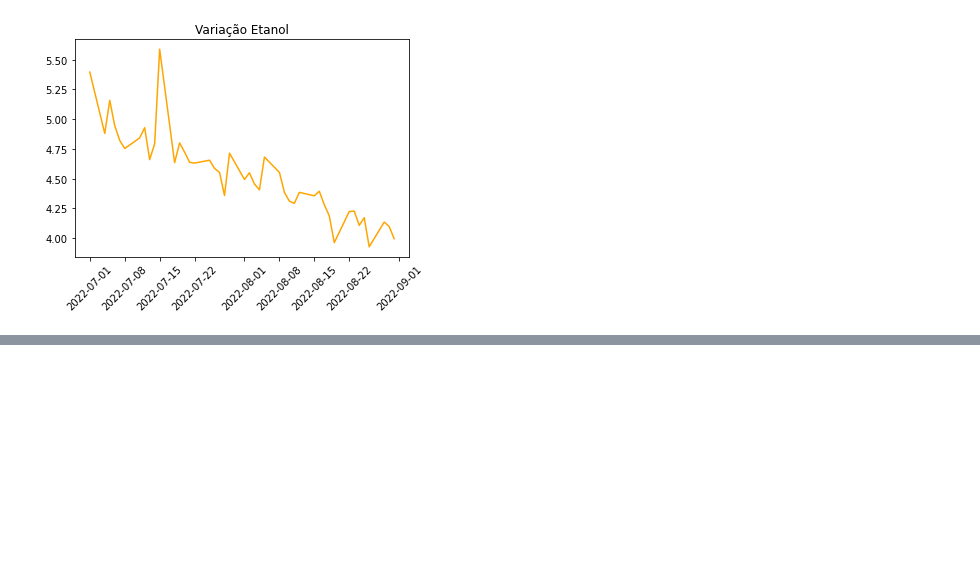
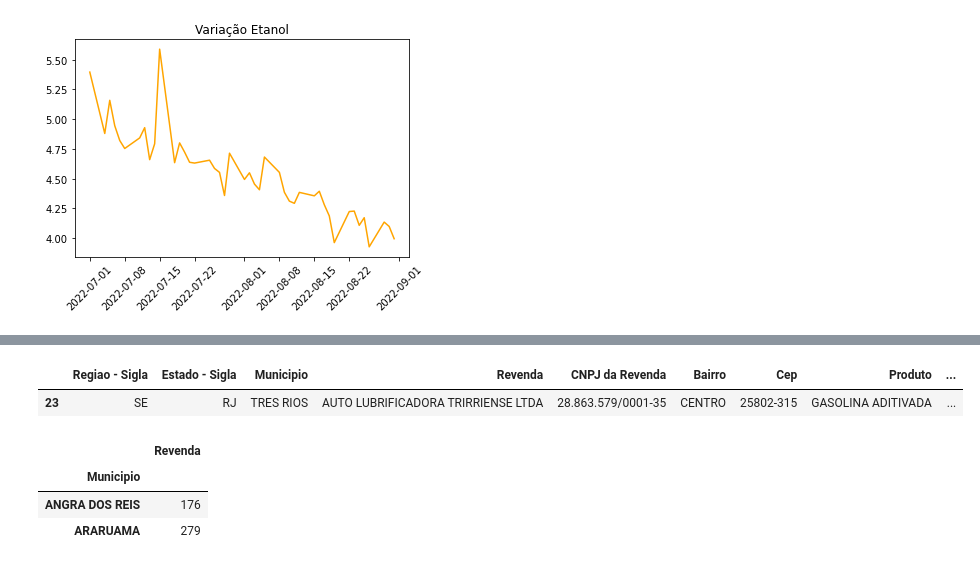
Before and after one commit to joaorosa2/analise_combustiveis_brasil, a Jupyter notebook: ProjetoM4.ipynb, the cells around one changed output, grey strips where cells are left out. Cells and saved outputs as stored; diff of their text form; code cells hidden in the pictures; blank space fills up the shorter version.

```diff
--- a/ProjetoM4.ipynb
+++ b/ProjetoM4.ipynb
@@ -683,0 +700,14 @@ plt.show();
+# %%
+selecao_rj = concateTabelas[concateTabelas['Estado - Sigla'] == 'RJ']
+selecao_rj.head(1)
+# %% [output]
+|  | Regiao - Sigla | Estado - Sigla | Municipio | Revenda | CNPJ da Revenda | Bairro | Cep | Produto | ... |
+| 23 | SE | RJ | TRES RIOS | AUTO LUBRIFICADORA TRIRRIENSE LTDA | 28.863.579/0001-35 | CENTRO | 25802-315 | GASOLINA ADITIVADA | ... |
+# %%
+selecao_1 = selecao_rj[['Revenda']].groupby([selecao_rj['Municipio']]).count()
+selecao_1.head(2)
+# %% [output]
+|  | Revenda |
+| Municipio |  |
+| ANGRA DOS REIS | 176 |
+| ARARUAMA | 279 |
```
Also changed, not shown: parts of 5 cells of this notebook.
